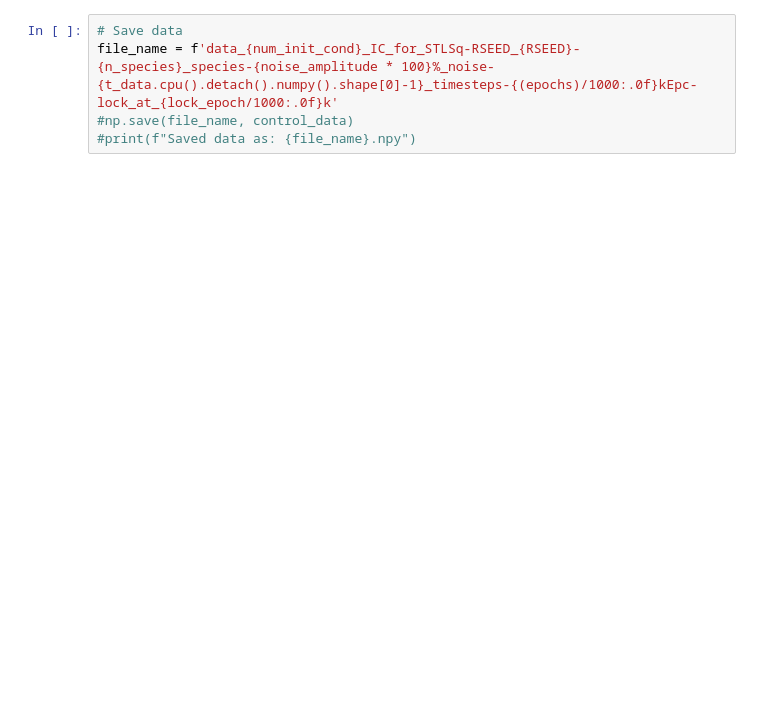
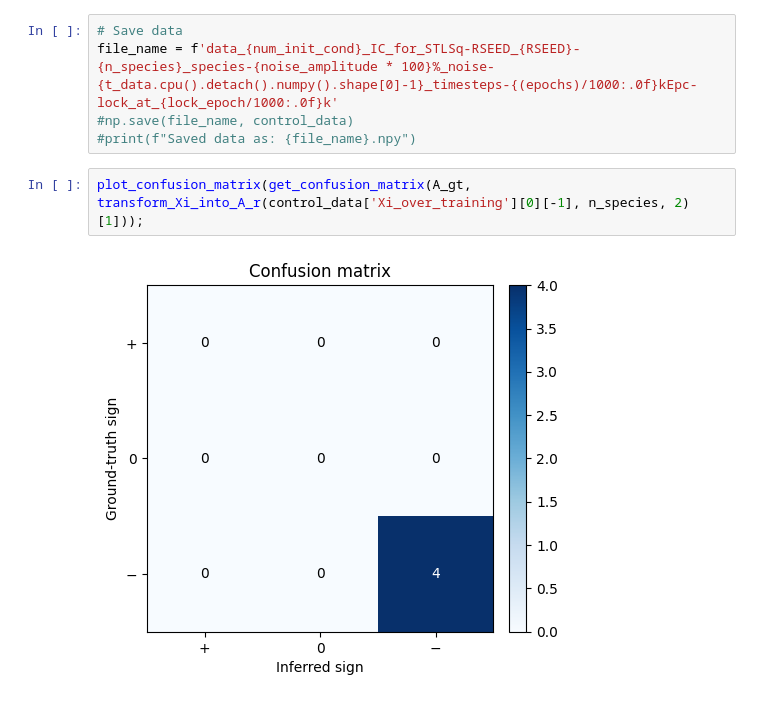
Before and after one commit to LucaBattt/PINN-Interaction-Inference, a Jupyter notebook: PINN-Inference.ipynb, the cells around one changed output. Drawn from its saved outputs; the diff is of its cells as text; blank space fills up the shorter version.

Commit message:
Add confusion matrix

```diff
--- a/PINN-Inference.ipynb
+++ b/PINN-Inference.ipynb
@@ -1131,3 +1121,7 @@ Inference:
 file_name = f'data_{num_init_cond}_IC_for_STLSq-RSEED_{RSEED}-{n_species}_species-{noise_amplitude * 100}%_noise-{t_data.cpu().detach().numpy().shape[0]-1}_timesteps-{(epochs)/1000:.0f}kEpc-lock_at_{lock_epoch/1000:.0f}k'
 #np.save(file_name, control_data)
 #print(f"Saved data as: {file_name}.npy")
+# %%
+plot_confusion_matrix(get_confusion_matrix(A_gt, transform_Xi_into_A_r(control_data['Xi_over_training'][0][-1], n_species, 2)[1]));
+# %% [output]
+[figure, added]
```
Also changed, not shown: parts of 4 cells of this notebook.
